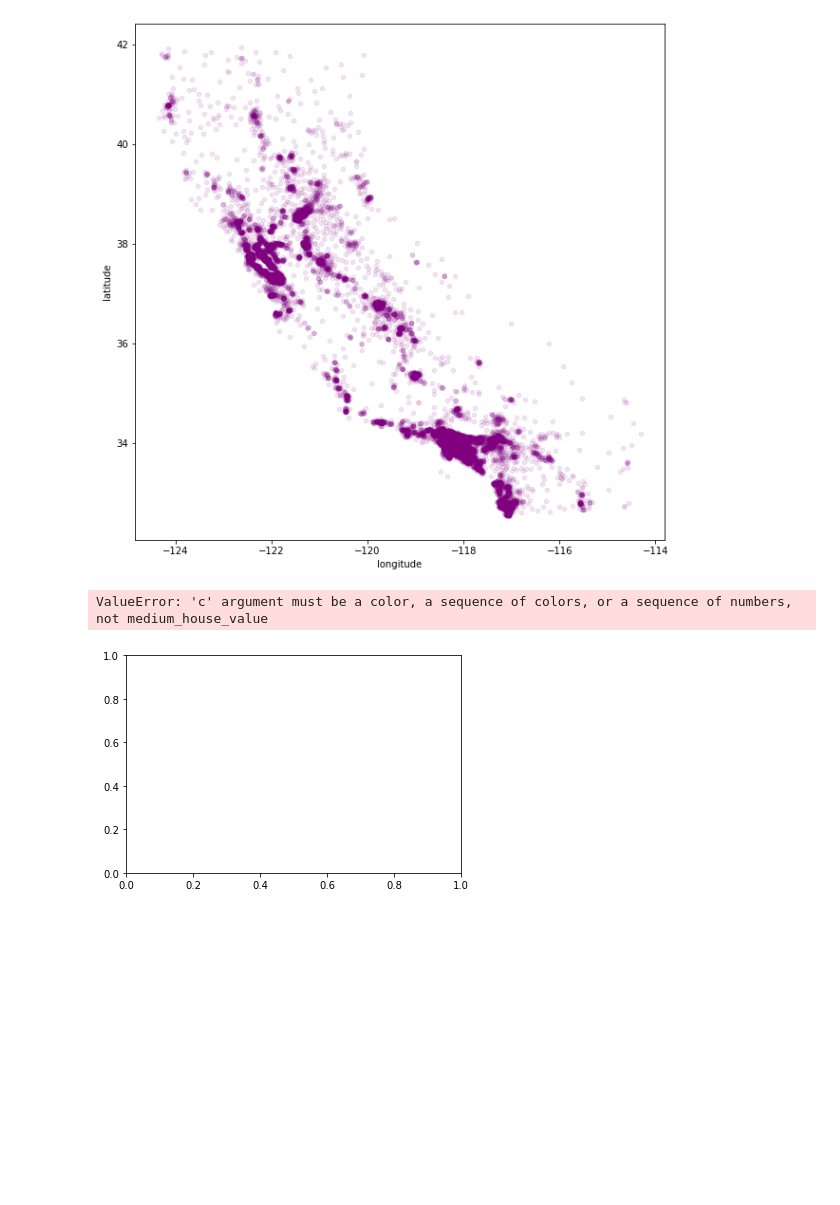
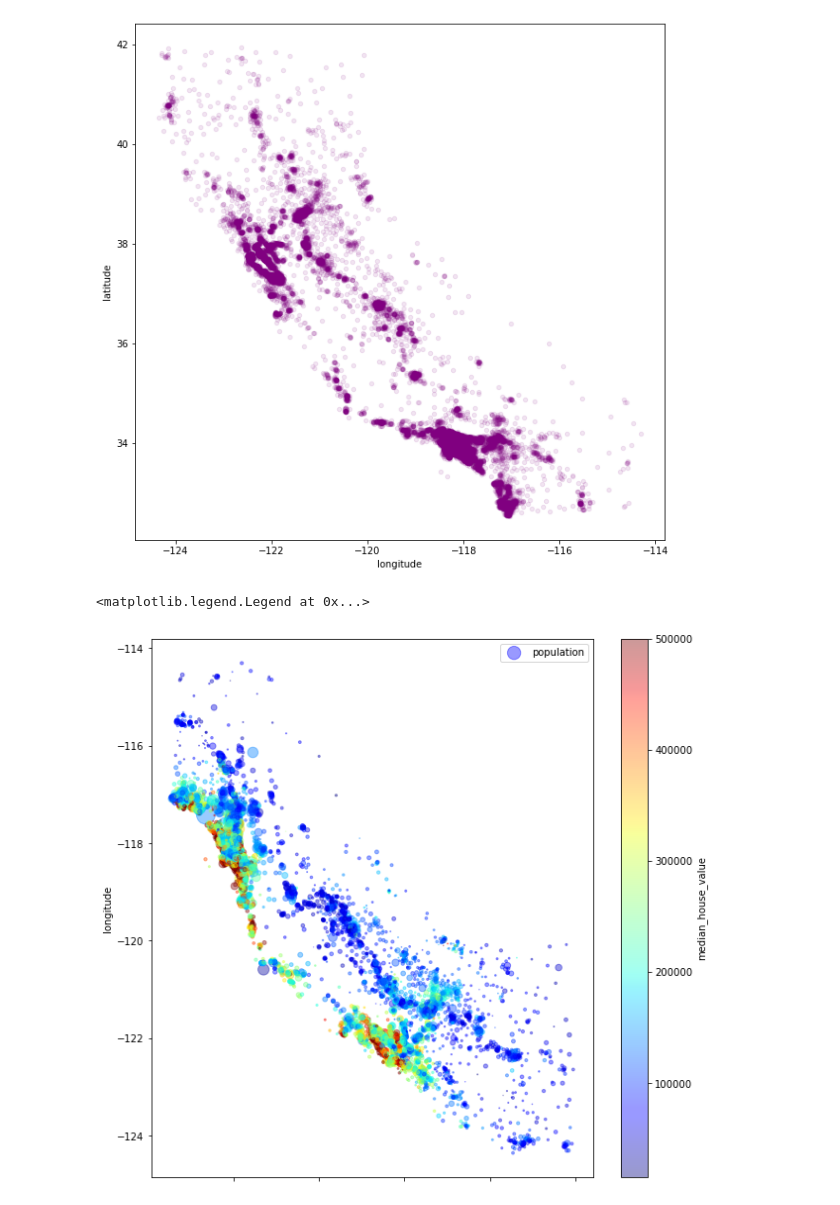
Before and after one commit to Jkhattak/ml, a Jupyter notebook: Housing.ipynb, the cells around one changed output. Cells and saved outputs as stored; diff of their text form; code cells hidden in the pictures; blank space fills up the shorter version.

```diff
--- a/Housing.ipynb
+++ b/Housing.ipynb
@@ -143,8 +143,9 @@ data.plot(kind='scatter', x='longitude', y='latitude', figsize=(10,10), color='p
 <AxesSubplot:xlabel='longitude', ylabel='latitude'>
 [figure]
 # %%
-data.plot(kind='scatter', x='latitude', y='longitude', alpha=0.4, s=data["population"]/100, label='population', c='median_house_value', cmap=plt.get_cmap("jet"), colorbar=True,)
+data.plot(kind='scatter', x='latitude', y='longitude', alpha=0.4, s=data["population"]/100, label='population', c='median_house_value', cmap=plt.get_cmap("jet"), colorbar=True,
+figsize=(10,10))
 plt.legend()
 # %% [output]
-ValueError: 'c' argument must be a color, a sequence of colors, or a sequence of numbers, not medium_house_value
+<matplotlib.legend.Legend at 0x...>
-[figure, old version]
+[figure, new version]
```
Also changed, not shown: parts of 1 cell of this notebook.
